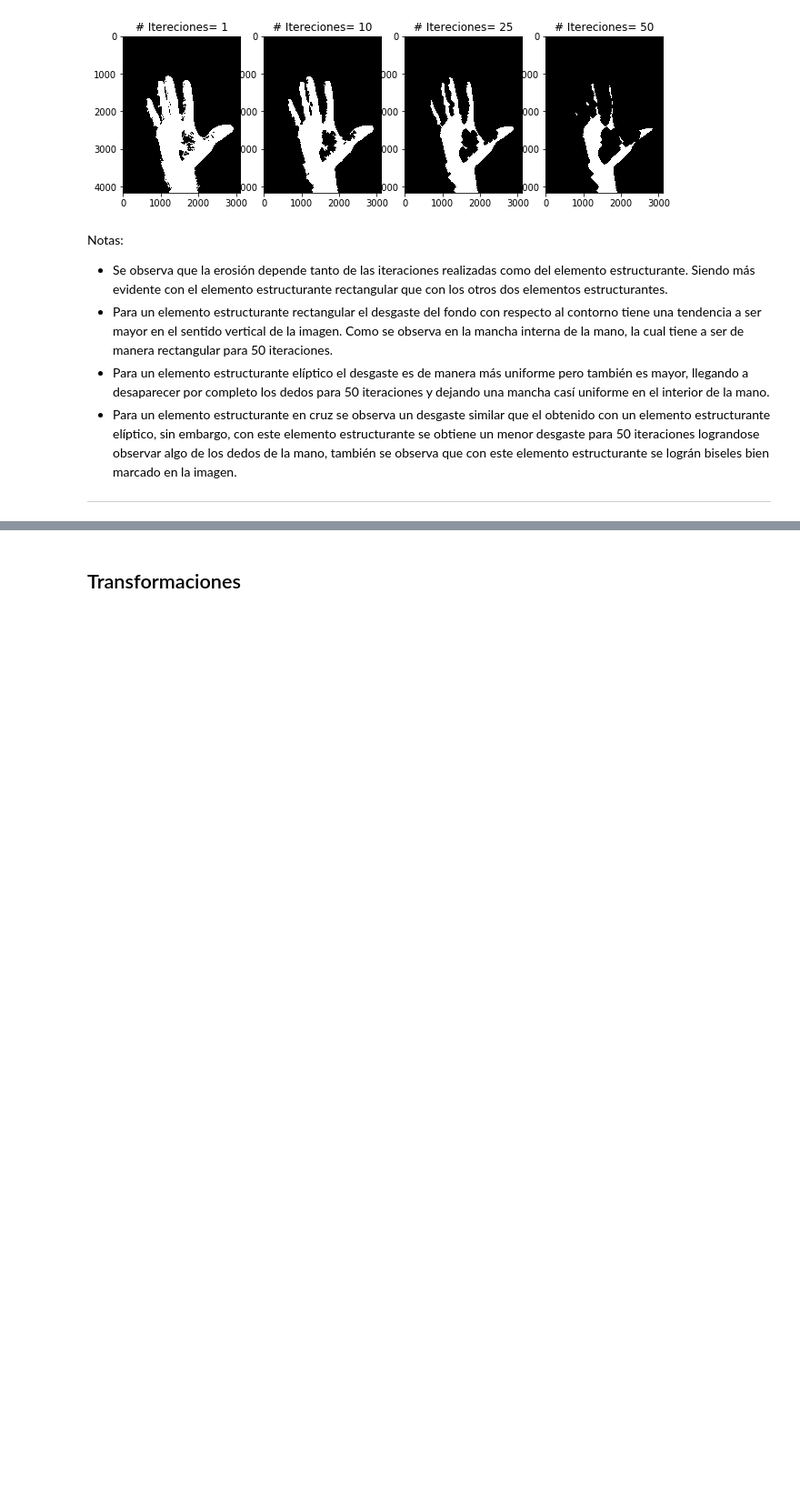
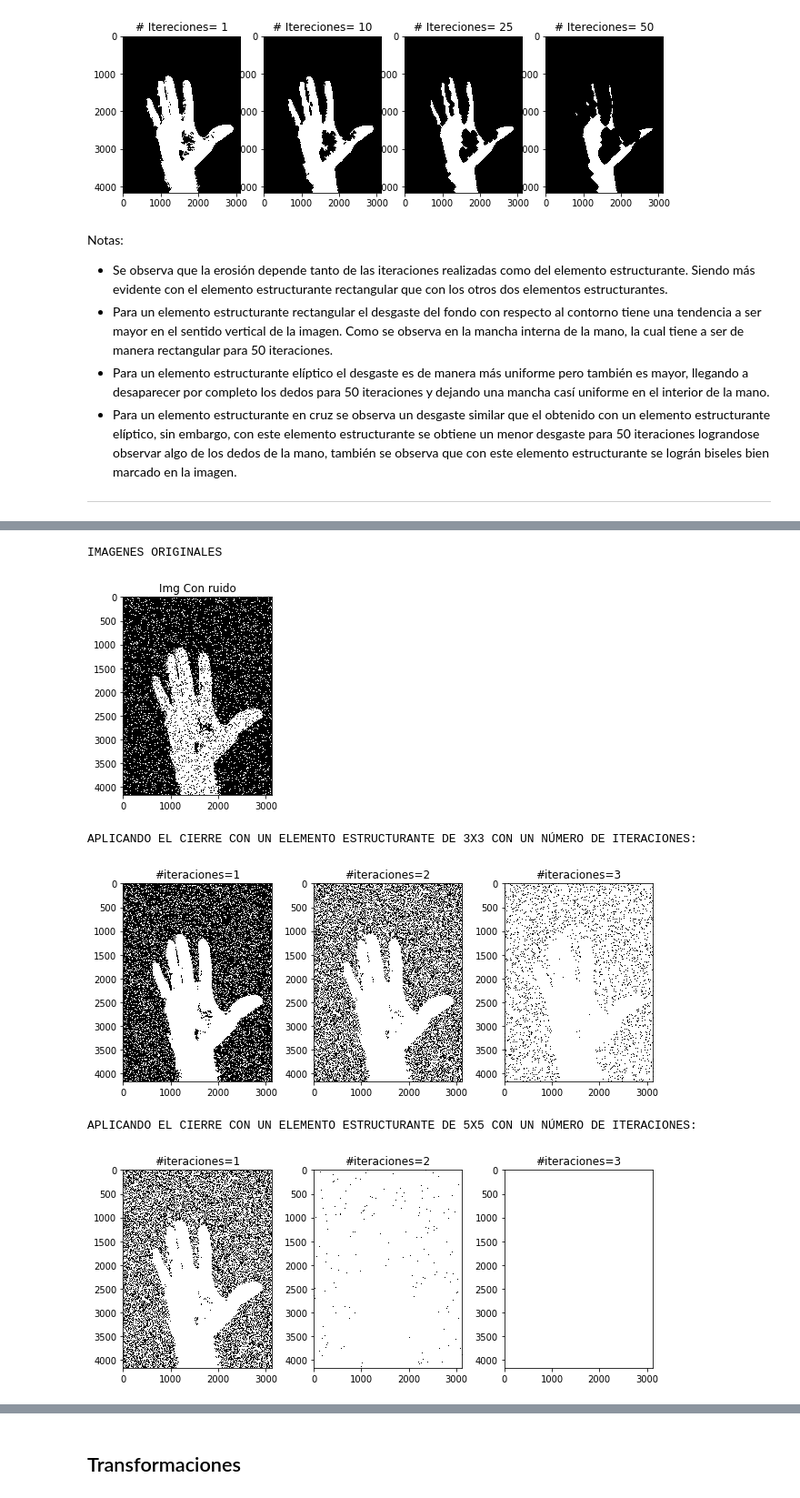
Before and after one commit to LeonardoMercado/TecIA, a Jupyter notebook: compartida de talleres/03 Taller 3 Operaciones Morfológicas/Taller 3 operaciones Morfológicas.ipynb, the cells around one changed output, grey strips where cells are left out. Shown at 91% size. Drawn from its saved outputs; the diff is of its cells as text; code cells hidden in the pictures; blank space fills up the shorter version.

```diff
--- a/compartida de talleres/03 Taller 3 Operaciones Morfológicas/Taller 3 operaciones Morfológicas.ipynb
+++ b/compartida de talleres/03 Taller 3 Operaciones Morfológicas/Taller 3 operaciones Morfológicas.ipynb
@@ -287,0 +375,41 @@ Notas:
+# %%
+kernel1 = np.ones((3,3))
+cierre_1 = cv2.morphologyEx(img_noise,cv2.MORPH_CLOSE,kernel1,iterations=1)
+cierre_2 = cv2.morphologyEx(img_noise,cv2.MORPH_CLOSE,kernel1,iterations=2)
+cierre_3 = cv2.morphologyEx(img_noise,cv2.MORPH_CLOSE,kernel1,iterations=3)
+
+kernel2 = np.ones((5,5))
+cierre_4 = cv2.morphologyEx(img_noise,cv2.MORPH_CLOSE,kernel2,iterations=1)
+cierre_5 = cv2.morphologyEx(img_noise,cv2.MORPH_CLOSE,kernel2,iterations=2)
+cierre_6 = cv2.morphologyEx(img_noise,cv2.MORPH_CLOSE,kernel2,iterations=3)
+
+
+print('IMAGENES ORIGINALES')
+plt.figure(1)
+plt.subplot(1,1,1), plt.imshow(img_noise,cmap='gray'), plt.title('Img Con ruido')
+plt.subplots_adjust(right = 1.25)
+plt.show()
+
+
+print('APLICANDO EL CIERRE CON UN ELEMENTO ESTRUCTURANTE DE 3X3 CON UN NÚMERO DE ITERACIONES: ')
+plt.figure(2)
+plt.subplot(1,3,1), plt.imshow(cierre_1,cmap='gray'), plt.title('#iteraciones=1')
+plt.subplot(1,3,2), plt.imshow(cierre_2,cmap='gray'), plt.title('#iteraciones=2')
+plt.subplot(1,3,3), plt.imshow(cierre_3,cmap='gray'), plt.title('#iteraciones=3')
+plt.subplots_adjust(right = 1.5)
+plt.show()
+
+print('APLICANDO EL CIERRE CON UN ELEMENTO ESTRUCTURANTE DE 5X5 CON UN NÚMERO DE ITERACIONES: ')
+plt.figure(3)
+plt.subplot(1,3,1), plt.imshow(cierre_4,cmap='gray'), plt.title('#iteraciones=1')
+plt.subplot(1,3,2), plt.imshow(cierre_5,cmap='gray'), plt.title('#iteraciones=2')
+plt.subplot(1,3,3), plt.imshow(cierre_6,cmap='gray'), plt.title('#iteraciones=3')
+plt.subplots_adjust(right = 1.5)
+plt.show()
+# %% [output]
+IMAGENES ORIGINALES
+[figure, added]
+APLICANDO EL CIERRE CON UN ELEMENTO ESTRUCTURANTE DE 3X3 CON UN NÚMERO DE ITERACIONES:
+[figure, added]
+APLICANDO EL CIERRE CON UN ELEMENTO ESTRUCTURANTE DE 5X5 CON UN NÚMERO DE ITERACIONES:
+[figure, added]
```
Also changed, not shown: parts of 21 cells of this notebook.
